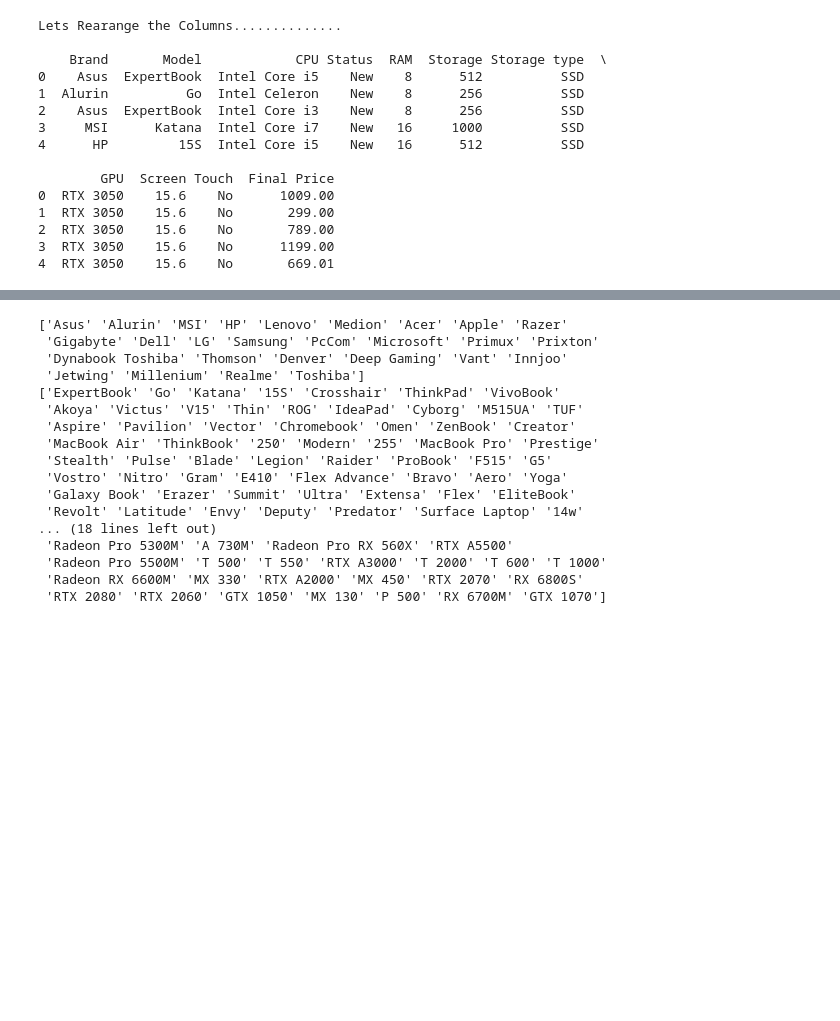
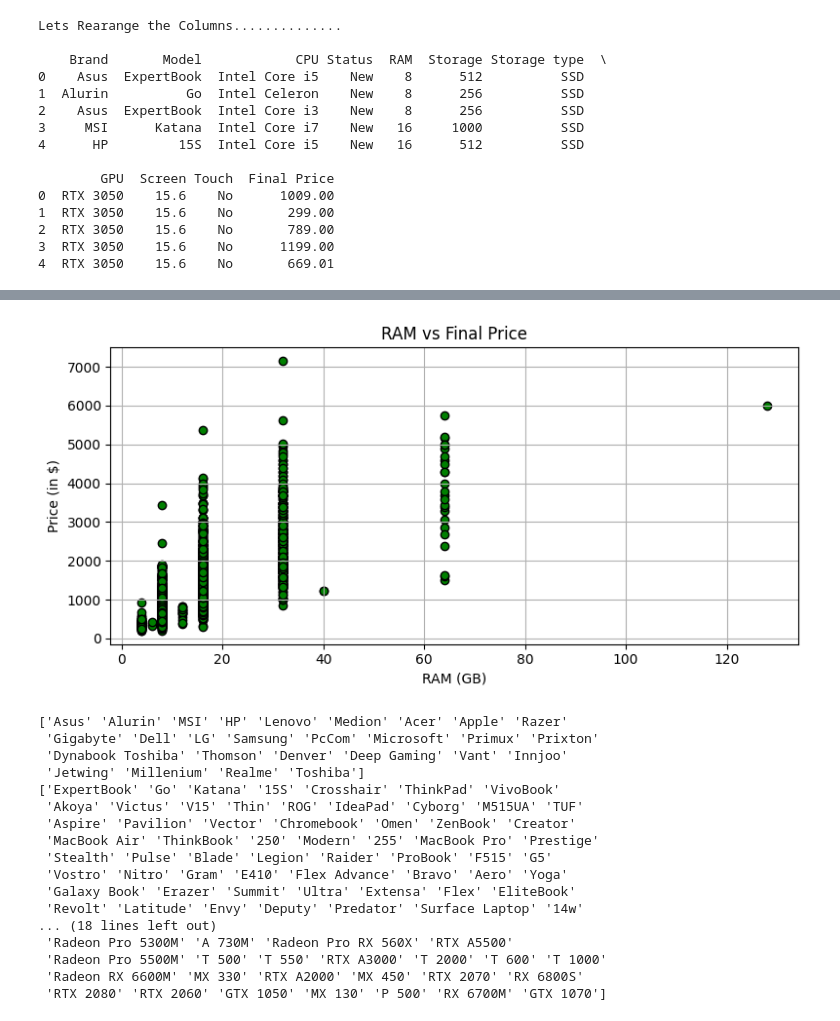
Before and after one commit to derravi/End-to-End_Laptop_Price_Prediction_using_Python, a Jupyter notebook: Laptop Price Prediction.ipynb, the cells around one changed output, grey strips where cells are left out. Saved outputs shown, nothing was run; the diff lists cells and outputs as text; code cells hidden in the pictures; blank space fills up the shorter version.

```diff
--- a/Laptop Price Prediction.ipynb
+++ b/Laptop Price Prediction.ipynb
@@ -194,3 +197,17 @@ plt.show()
+# %%
+#RAM vs Final Price
+
+plt.figure(figsize=(8,4))
+plt.scatter(df['RAM'],df['Final Price'],color="green",edgecolor="black")
+plt.title("RAM vs Final Price")
+plt.xlabel("RAM (GB)")
+plt.ylabel("Price (in $)")
+plt.grid(True)
+plt.tight_layout()
+plt.savefig("Diagram images/RAM_vs_Price.png",dpi=200,bbox_inches='tight')
+plt.show()
+# %% [output]
+[figure, added]
 # %%
 branch_unique = df['Brand'].unique()
 Model_uniqie=df['Model'].unique()
```
Also changed, not shown: parts of 1 cell of this notebook, 3 other files.
